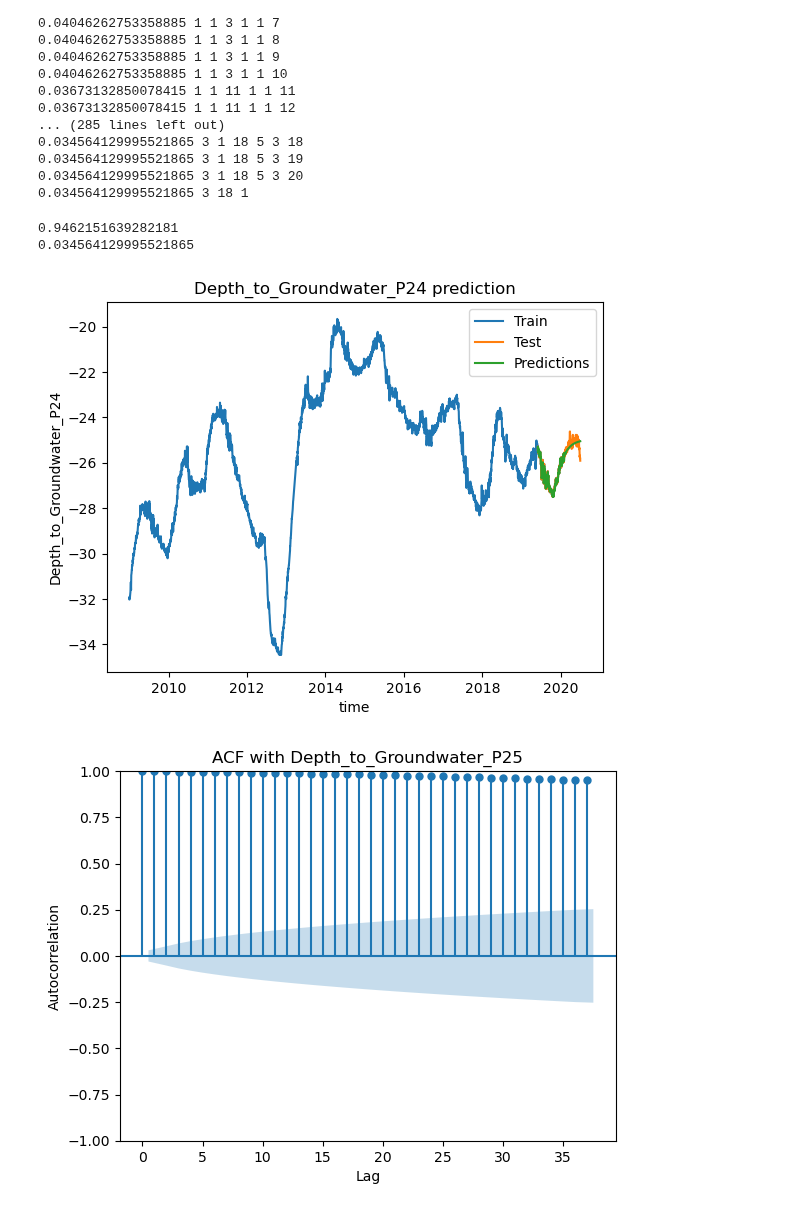
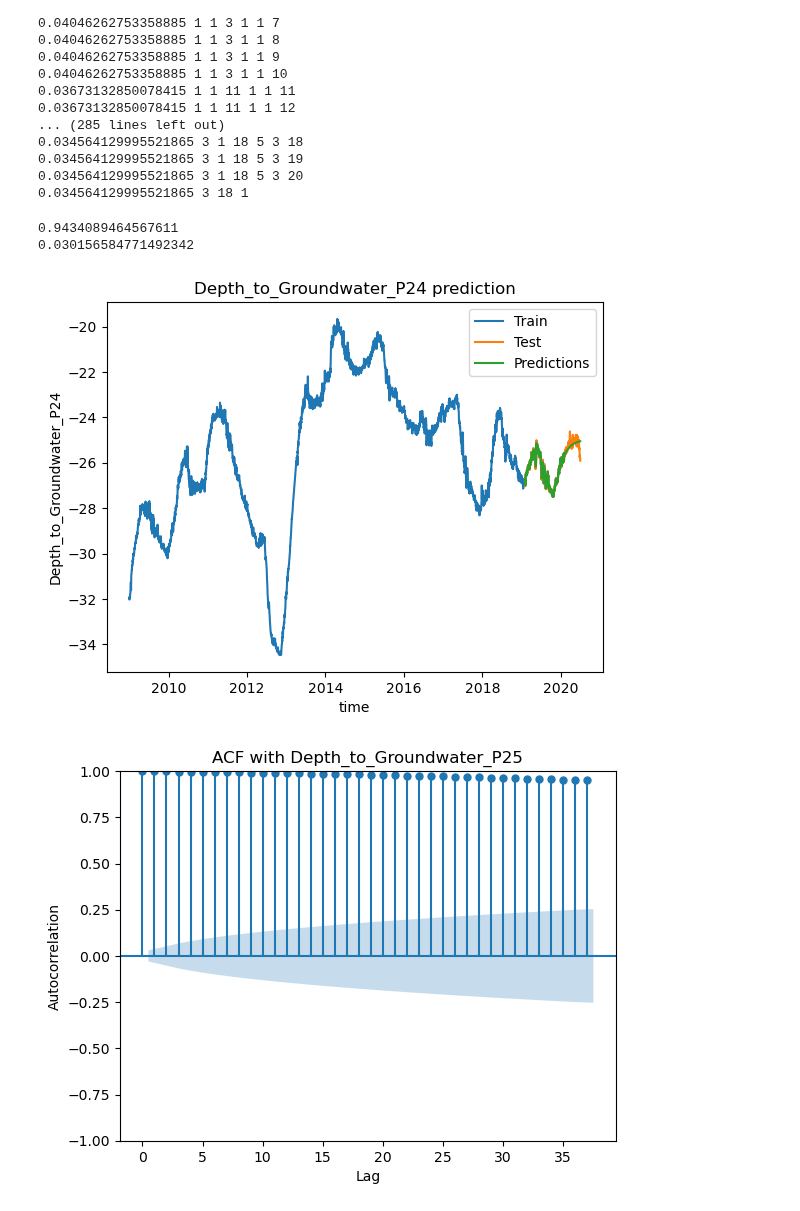
Before and after one commit to ZhouXiinlei/ml_WaterAnalytics, a Jupyter notebook: Aquifer_Petrignano_Process.ipynb, the cells around one changed output. Drawn from its saved outputs; the diff is of its cells as text; code cells hidden in the pictures.

```diff
--- a/Aquifer_Petrignano_Process.ipynb
+++ b/Aquifer_Petrignano_Process.ipynb
@@ -280,7 +280,7 @@ from sklearn.metrics import r2_score
 from sklearn.metrics import mean_squared_error
 from statsmodels.graphics.tsaplots import plot_acf, plot_pacf
 train_data_1 = data_output1.loc['2009-01-01':'2020-02-01']
-test_data_1 = data_output1.loc['2019-06-01':'2020-06-30']
+test_data_1 = data_output1.loc['2019-02-01':'2020-06-30']
 plot_acf(data_output1, alpha=0.05)
 plt.xlabel('Lag')
 plt.ylabel('Autocorrelation')
@@ -335,26 +335,27 @@ print(min_mean_squared_error,best_p,best_q,best_d)
 0.034564129995521865 3 1 18 5 3 20
 0.034564129995521865 3 18 1
 # %%
+best_p, best_d, best_q = 3 ,1 ,18
 from statsmodels.tsa.arima.model import ARIMA
 model_1 = ARIMA(train_data_1, order=(best_p, best_d, best_q))
 model_fit = model_1.fit()
 start_date = test_data_1.index[0]
 end_date = test_data_1.index[-1]
 predictions = model_fit.predict(start=start_date, end=end_date)
 print(r2_score(test_data_1, predictions))
 print(mean_squared_error(test_data_1, predictions))
 plt.plot(train_data_1, label='Train')
 plt.plot(test_data_1, label='Test')
 plt.plot(predictions, label='Predictions')
 plt.xlabel('time')
 plt.ylabel('Depth_to_Groundwater_P24')
 plt.title('Depth_to_Groundwater_P24 prediction')
 plt.legend()
 plt.show()
 # %% [output]
-0.9462151639282181
-0.034564129995521865
+0.9434089464567611
+0.030156584771492342
-[figure, old version]
+[figure, new version]
 # %%
 #ARIMA模型---Depth_to_Groundwater_P25
 from sklearn.metrics import r2_score
```
Also changed, not shown: parts of 2 cells of this notebook, 1 other file.
